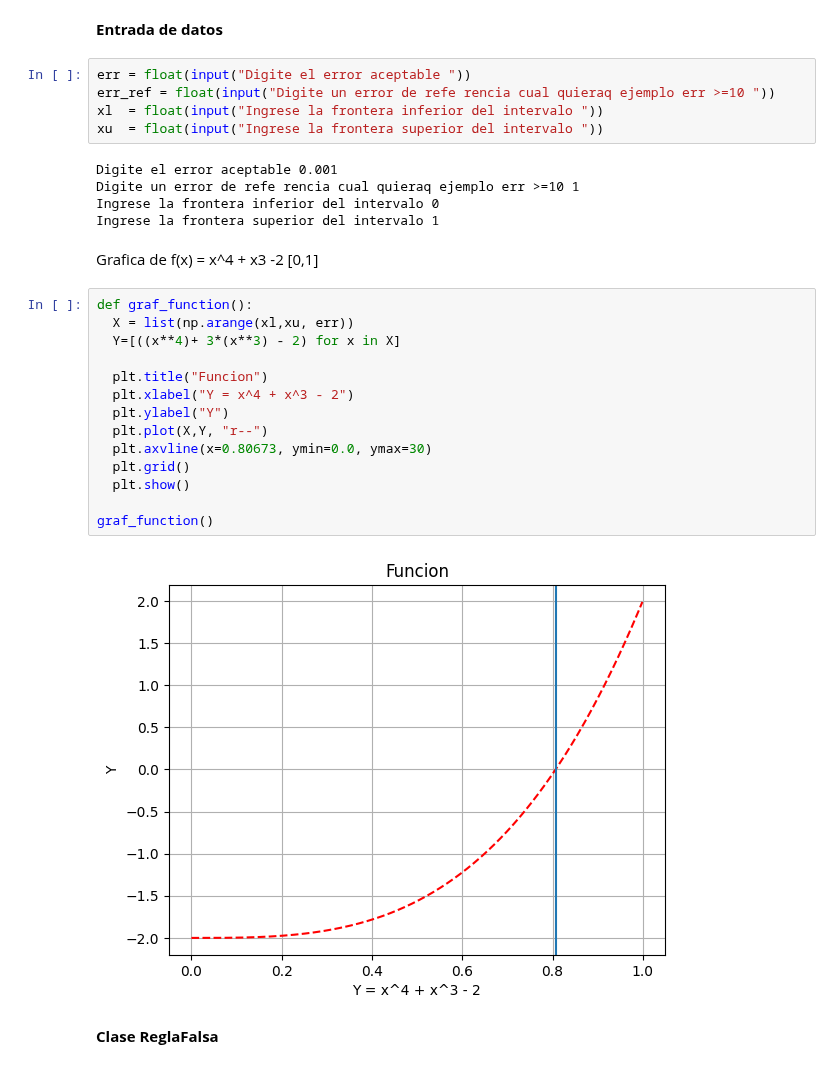
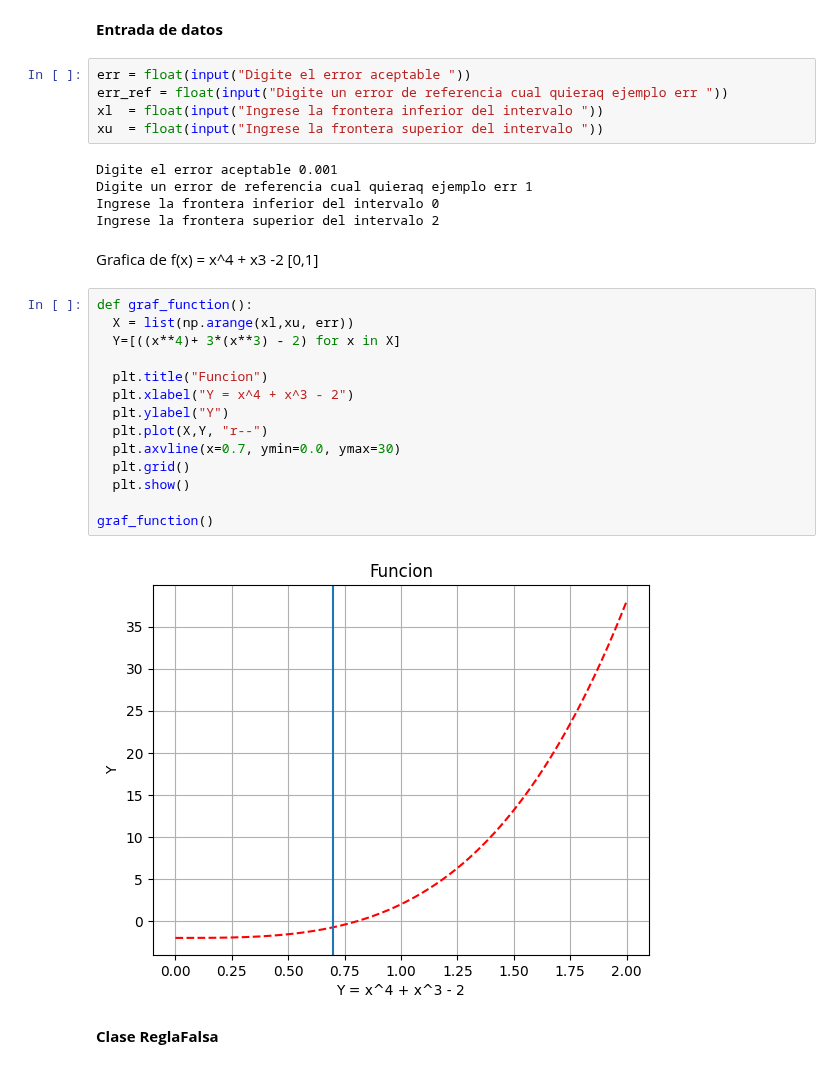
Before and after one commit to soyudea/Optimizacion, a Jupyter notebook: ReglaFalsa.ipynb, the cells around one changed output. Drawn from its saved outputs; the diff is of its cells as text.

```diff
--- a/ReglaFalsa.ipynb
+++ b/ReglaFalsa.ipynb
@@ -12,33 +12,33 @@ import numpy as np
 **Entrada de datos**
 # %%
 err = float(input("Digite el error aceptable "))
-err_ref = float(input("Digite un error de refe rencia cual quieraq ejemplo err >=10 "))
+err_ref = float(input("Digite un error de referencia cual quieraq ejemplo err "))
 xl  = float(input("Ingrese la frontera inferior del intervalo "))
 xu  = float(input("Ingrese la frontera superior del intervalo "))
 # %% [output]
 Digite el error aceptable 0.001
-Digite un error de refe rencia cual quieraq ejemplo err >=10 1
+Digite un error de referencia cual quieraq ejemplo err 1
 Ingrese la frontera inferior del intervalo 0
-Ingrese la frontera superior del intervalo 1
+Ingrese la frontera superior del intervalo 2
 # %% [markdown]
 Grafica de f(x) = x^4 + x3 -2
 [0,1]
 # %%
 def graf_function():
   X = list(np.arange(xl,xu, err))
   Y=[((x**4)+ 3*(x**3) - 2) for x in X]
 
   plt.title("Funcion")
   plt.xlabel("Y = x^4 + x^3 - 2")
   plt.ylabel("Y")
   plt.plot(X,Y, "r--")
-  plt.axvline(x=0.80673, ymin=0.0, ymax=30)
+  plt.axvline(x=0.7, ymin=0.0, ymax=30)
   plt.grid()
   plt.show()
 
 graf_function()
 # %% [output]
-[figure, old version]
+[figure, new version]
 # %% [markdown]
 **Clase ReglaFalsa**
 # %%
```
Also changed, not shown: parts of 4 cells of this notebook.
